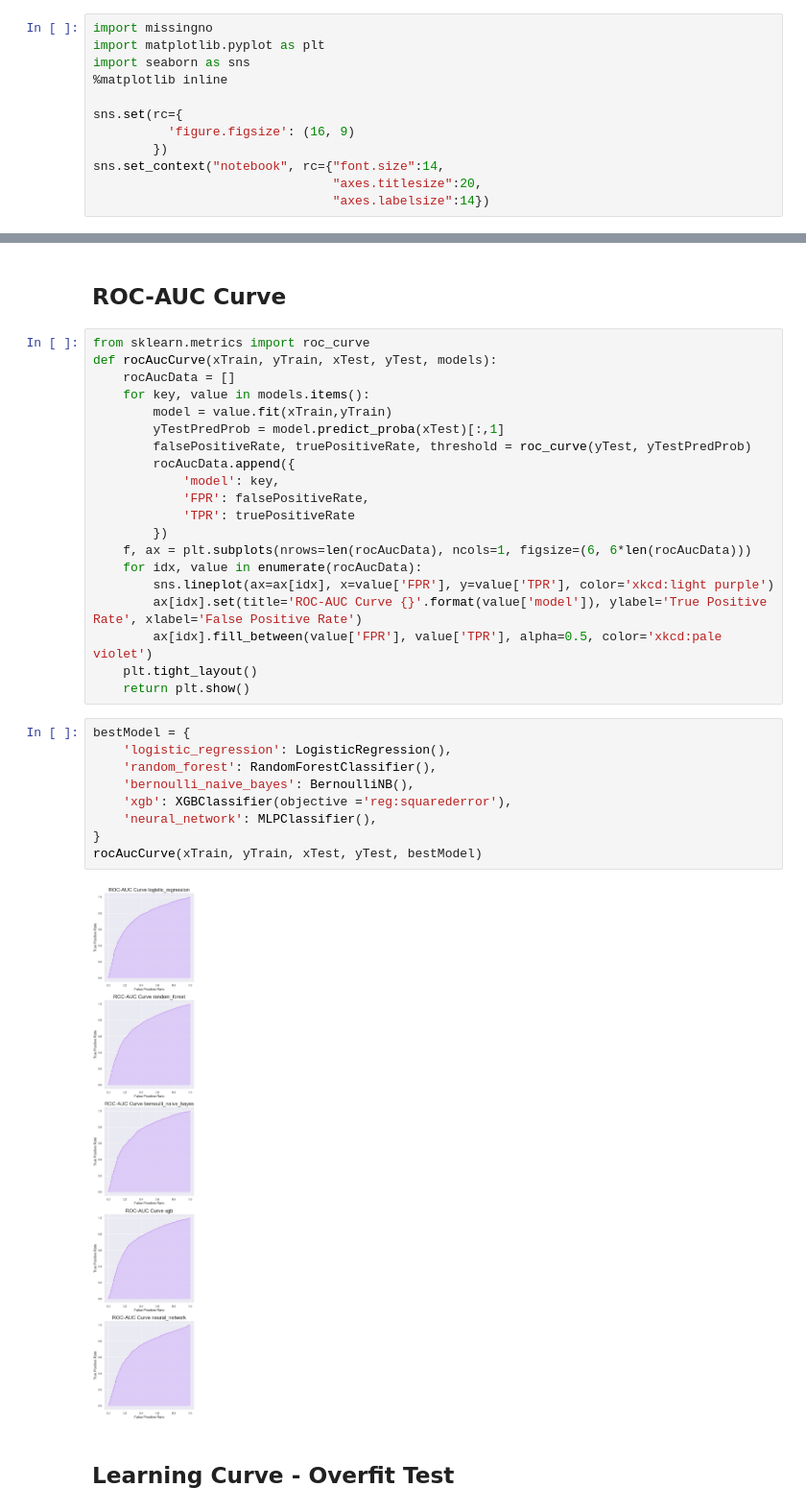
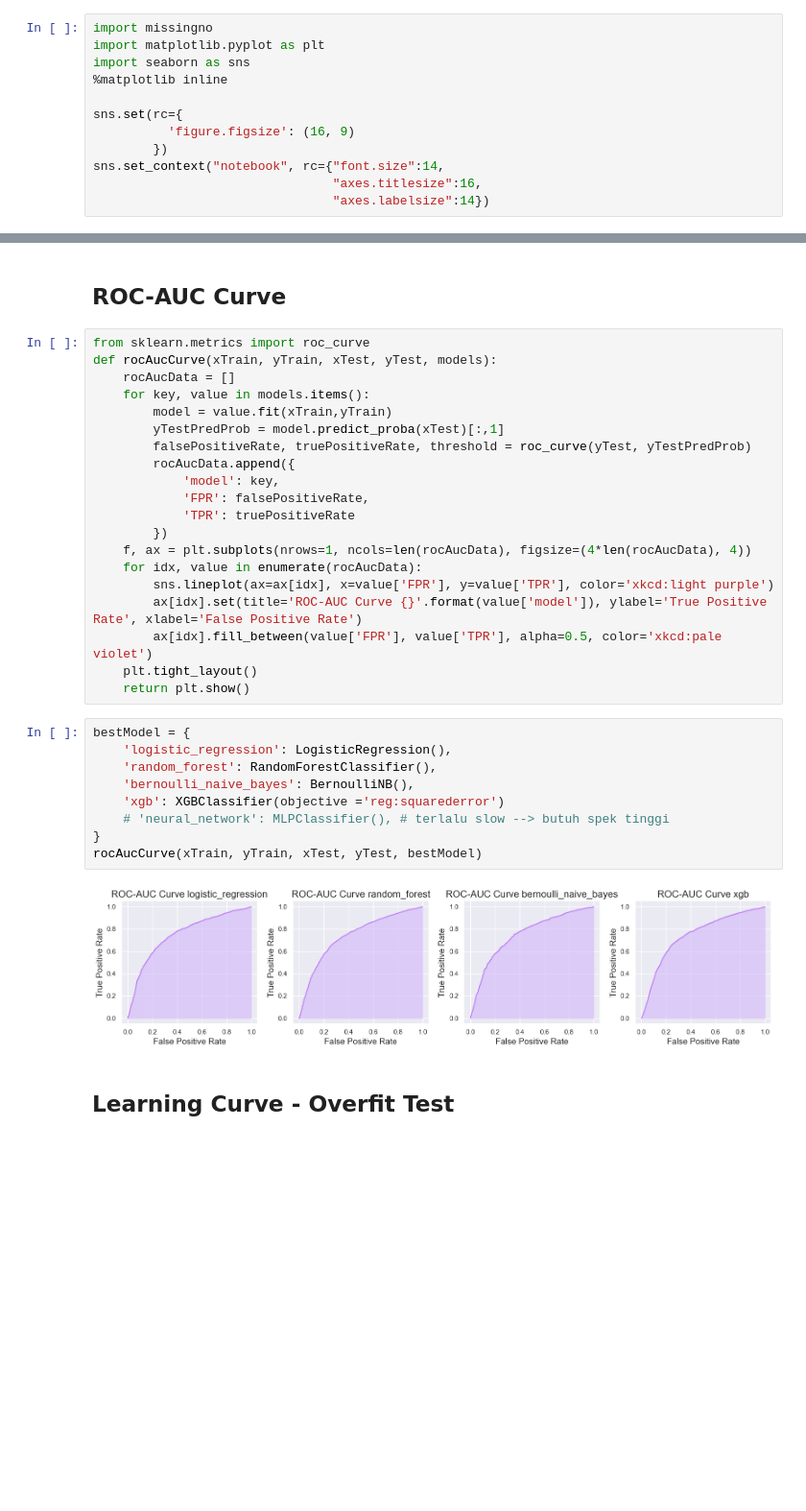
Before and after one commit to mrazakqq/HR-Analytics-Who-Will-Leave-The-Job, a Jupyter notebook: hr-analytics-who-will-leave-the-job.ipynb, the cells around one changed output, grey strips where cells are left out. Shown at 96% size. Cells and saved outputs as stored; diff of their text form; blank space fills up the shorter version.

Commit message:
fix learning curve and aoc curve

```diff
--- a/hr-analytics-who-will-leave-the-job.ipynb
+++ b/hr-analytics-who-will-leave-the-job.ipynb
@@ -316,7 +316,7 @@ sns.set(rc={
           'figure.figsize': (16, 9)
         })
 sns.set_context("notebook", rc={"font.size":14,
-                                "axes.titlesize":20,
+                                "axes.titlesize":16,
                                 "axes.labelsize":14})
 # %% [markdown]
 ## **Null Values Investigation**
@@ -824,7 +824,7 @@ def rocAucCurve(xTrain, yTrain, xTest, yTest, models):
             'FPR': falsePositiveRate,
             'TPR': truePositiveRate
         })
-    f, ax = plt.subplots(nrows=len(rocAucData), ncols=1, figsize=(6, 6*len(rocAucData)))
+    f, ax = plt.subplots(nrows=1, ncols=len(rocAucData), figsize=(4*len(rocAucData), 4))
     for idx, value in enumerate(rocAucData):
         sns.lineplot(ax=ax[idx], x=value['FPR'], y=value['TPR'], color='xkcd:light purple')
         ax[idx].set(title='ROC-AUC Curve {}'.format(value['model']), ylabel='True Positive Rate', xlabel='False Positive Rate')
@@ -834,14 +834,14 @@ def rocAucCurve(xTrain, yTrain, xTest, yTest, models):
 # %%
 bestModel = {
     'logistic_regression': LogisticRegression(),
     'random_forest': RandomForestClassifier(),
     'bernoulli_naive_bayes': BernoulliNB(),
-    'xgb': XGBClassifier(objective ='reg:squarederror'),
-    'neural_network': MLPClassifier(),
+    'xgb': XGBClassifier(objective ='reg:squarederror')
+    # 'neural_network': MLPClassifier(), # terlalu slow --> butuh spek tinggi
 }
 rocAucCurve(xTrain, yTrain, xTest, yTest, bestModel)
 # %% [output]
-[figure, old version]
+[figure, new version]
 # %% [markdown]
 ## **Learning Curve - Overfit Test**
 # %%
```
Also changed, not shown: parts of 17 cells of this notebook.
